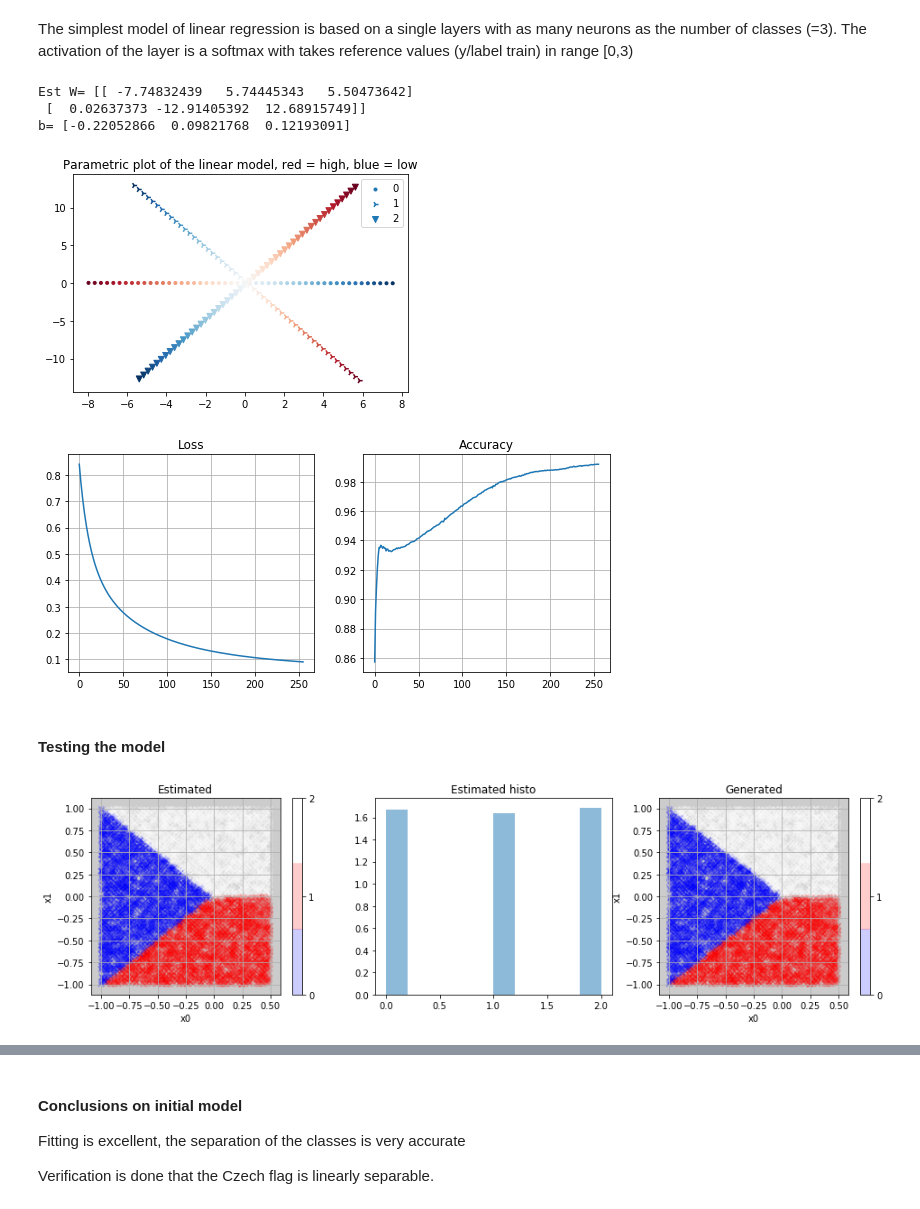
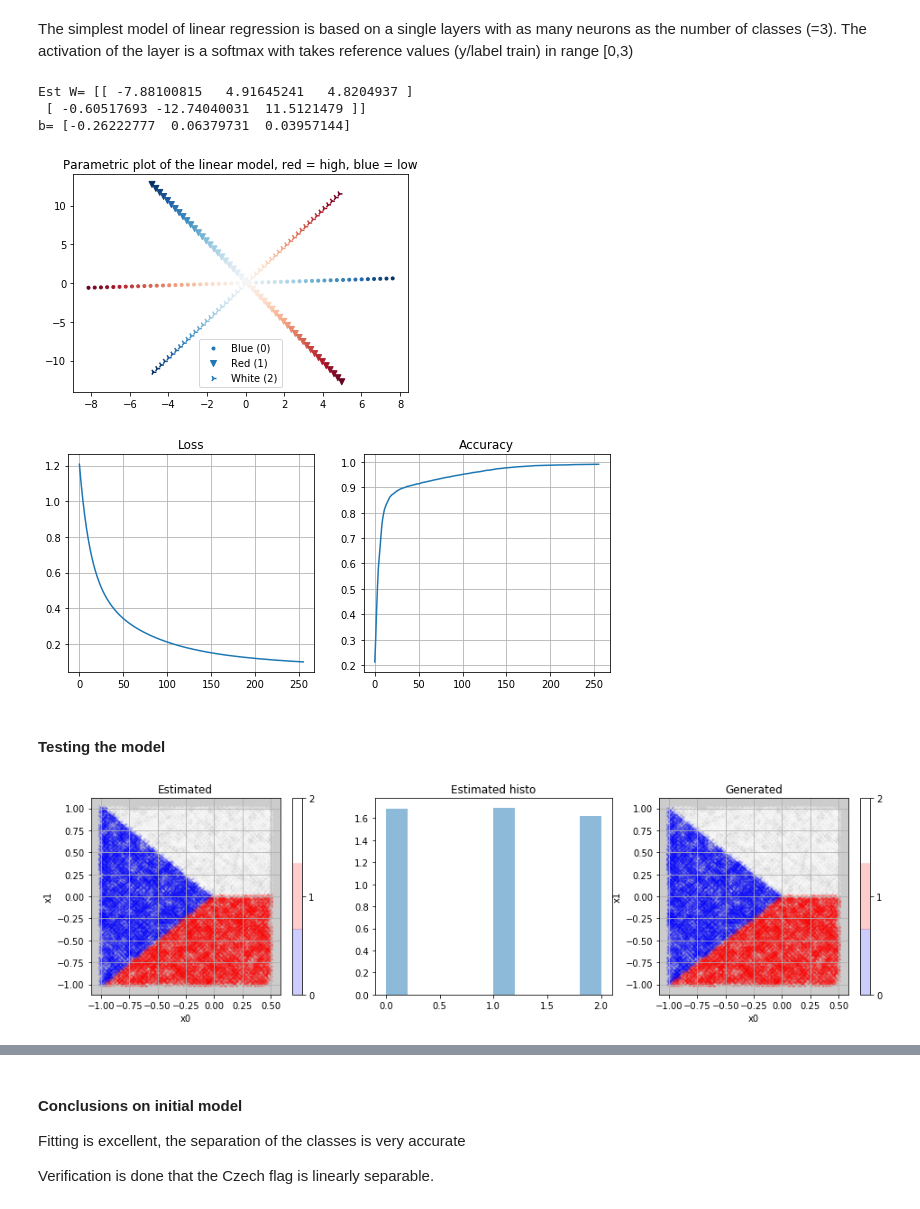
Before and after one commit to tonio73/data-science, a Jupyter notebook: classification/ClassificationMulti2Features-Keras.ipynb, the cells around one changed output, grey strips where cells are left out. Saved outputs shown, nothing was run; the diff lists cells and outputs as text; code cells hidden in the pictures.

```diff
--- a/classification/ClassificationMulti2Features-Keras.ipynb
+++ b/classification/ClassificationMulti2Features-Keras.ipynb
@@ -124,7 +124,7 @@ model0 = keras.models.Sequential([
   keras.layers.Dense(nClasses, activation=keras.activations.softmax, input_shape=[nFeatures])
 ])
 model0.compile(optimizer='adam',
-              loss='sparse_categorical_crossentropy',
+              loss=keras.losses.sparse_categorical_crossentropy,
               metrics=['accuracy'])
 
 # Tensor board display
@@ -140,19 +140,19 @@ weights0, biases0 = model0.get_weights()
 print('Est W=', weights0)
 print('b=', biases0)
 # %% [output]
-Est W= [[ -7.74832439   5.74445343   5.50473642]
- [  0.02637373 -12.91405392  12.68915749]]
-b= [-0.22052866  0.09821768  0.12193091]
+Est W= [[ -7.88100815   4.91645241   4.8204937 ]
+ [ -0.60517693 -12.74040031  11.5121479 ]]
+b= [-0.26222777  0.06379731  0.03957144]
 # %%
 # Parametric plot of the linear model
 t = np.linspace(-1, 1)
-plt.scatter(weights0[0,0] * t + biases0[0], weights0[1,0]*t, marker='.', c=t, cmap="RdBu_r")
-plt.scatter(weights0[0,1] * t + biases0[1], weights0[1,1]*t, marker='4', c=t, cmap="RdBu_r")
-plt.scatter(weights0[0,2] * t + biases0[2], weights0[1,2]*t, marker='v', c=t, cmap="RdBu_r")
-plt.legend(['0', '1', '2']);
+markers = ('.', 'v', '4')
+for i in range(0,3):
+    plt.scatter(weights0[0, i] * t + biases0[i], weights0[1, i]*t, marker=markers[i], c=t, cmap="RdBu_r")
+plt.legend(['Blue (0)', 'Red (1)', 'White (2)']);
 plt.title('Parametric plot of the linear model, red = high, blue = low');
 # %% [output]
-[figure, old version]
+[figure, new version]
 # %%
 plt.figure(figsize=(15,4))
 plt.subplot(1,3,1)
@@ -164,7 +164,7 @@ plt.plot(hist0.history['acc'])
 plt.grid()
 plt.title('Accuracy');
 # %% [output]
-[figure, old version]
+[figure, new version]
 # %% [markdown]
 #### Testing the model
 # %%
@@ -180,7 +180,7 @@ plt.title('Estimated histo')
 plt.subplot(1,3,3)
 flagPlot(xTest[:,0], xTest[:,1], yTest, 'Generated', czechColors)
 # %% [output]
-[figure, old version]
+[figure, new version]
 # %%
 skplt.metrics.plot_confusion_matrix(yTest, labelEst0, normalize=True);
 # %% [output]
```
Also changed, not shown: parts of 24 cells of this notebook, 1 other file.
